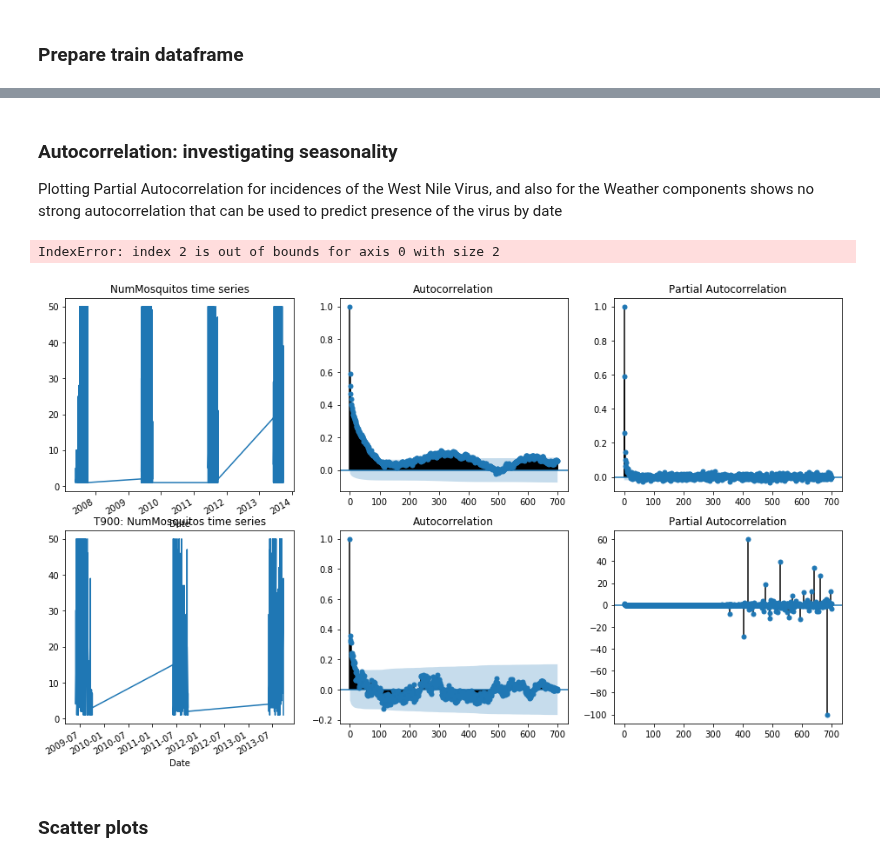
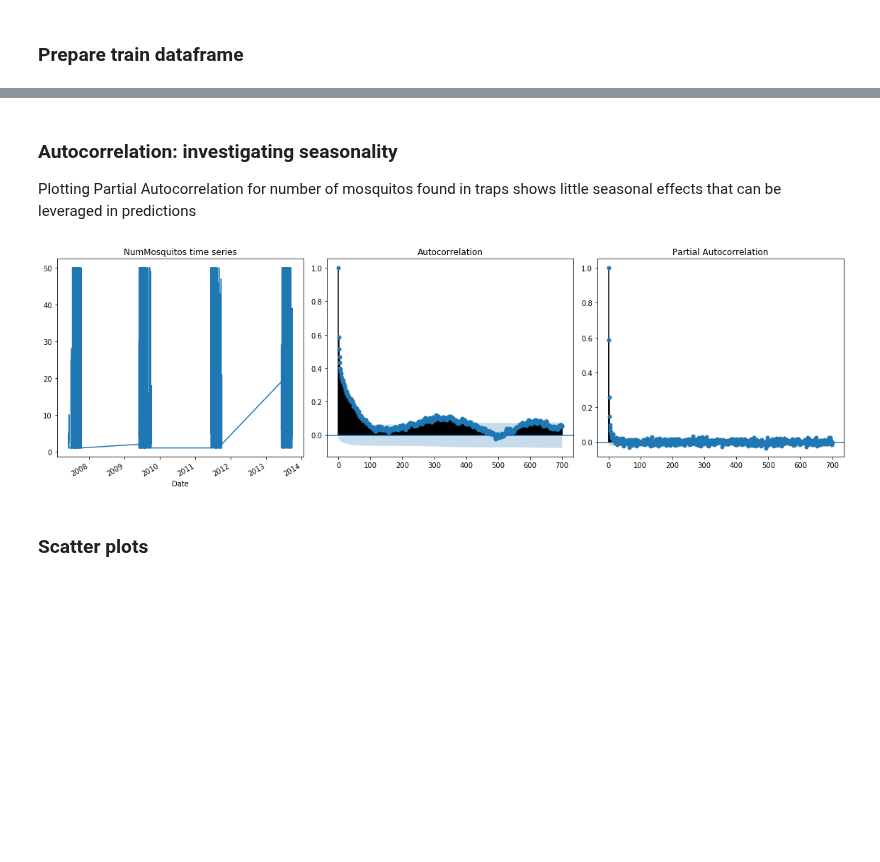
Before and after one commit to a3o1m2/DSI11-lessons, a Jupyter notebook: projects/project-capstone/part-03/capstone_west_nile.ipynb, the cells around one changed output, grey strips where cells are left out. Cells and saved outputs as stored; diff of their text form; code cells hidden in the pictures; blank space fills up the shorter version.

```diff
--- a/projects/project-capstone/part-03/capstone_west_nile.ipynb
+++ b/projects/project-capstone/part-03/capstone_west_nile.ipynb
@@ -241,29 +243,20 @@ train_df.head(1)
 |  | Address | Species | Block | Street | Trap | AddressNumberAndStreet | Latitude | Longitude | ... |
 | Date |  |  |  |  |  |  |  |  | ... |
 | 2007-05-29 | 4100 North Oak Park Avenue, Chica... | CULEX PIPIENS/RESTUANS | 41 | N OAK PARK AVE | T002 | 4100 N OAK PARK AVE, Chicago, IL | 41.95469 | -87.800991 | ... |
-# %% [markdown]
-### Autocorrelation: investigating seasonality
-Plotting Partial Autocorrelation for incidences of the West Nile Virus, and also for the Weather components shows no strong autocorrelation that can be used to predict presence of the virus by date
+# %% [markdown]
+### Autocorrelation: investigating seasonality
+Plotting Partial Autocorrelation for number of mosquitos found in traps shows little seasonal effects that can be leveraged in predictions
 # %%
-fig, ax = plt.subplots(nrows=2, ncols=3, figsize=(16, 10))
+fig, ax = plt.subplots(nrows=1, ncols=3, figsize=(16,5))
 
-train_df['NumMosquitos'].plot(ax=ax[0,0], title='NumMosquitos time series')
-plot_acf(train_df['NumMosquitos'], lags=700, ax=ax[0,1])
-plot_pacf(train_df['NumMosquitos'], lags=700, ax=ax[0,2])
-
-train_df[train_df['Trap']=='T900']['NumMosquitos'].plot(ax=ax[1,0], title='T900: NumMosquitos time series')
-plot_acf(train_df[train_df['Trap']=='T900']['NumMosquitos'], lags=700, ax=ax[1,1])
-plot_pacf(train_df[train_df['Trap']=='T900']['NumMosquitos'], lags=700, ax=ax[1,2])
-
-train_df[train_df['Trap']=='T115']['NumMosquitos'].plot(ax=ax[2,0], title='T115: NumMosquitos time series')
-plot_acf(train_df[train_df['Trap']=='T115']['NumMosquitos'], lags=700, ax=ax[2,1])
-plot_pacf(train_df[train_df['Trap']=='T115']['NumMosquitos'], lags=700, ax=ax[2,2])
+train_df['NumMosquitos'].plot(ax=ax[0], title='NumMosquitos time series')
+plot_acf(train_df['NumMosquitos'], lags=700, ax=ax[1])
+plot_pacf(train_df['NumMosquitos'], lags=700, ax=ax[2])
 
 plt.tight_layout()
 plt.show()
 # %% [output]
-IndexError: index 2 is out of bounds for axis 0 with size 2
-[figure, old version]
+[figure, new version]
 # %% [markdown]
 ### Scatter plots
 # %%
```
Also changed, not shown: parts of 37 cells of this notebook, 30 other files.
